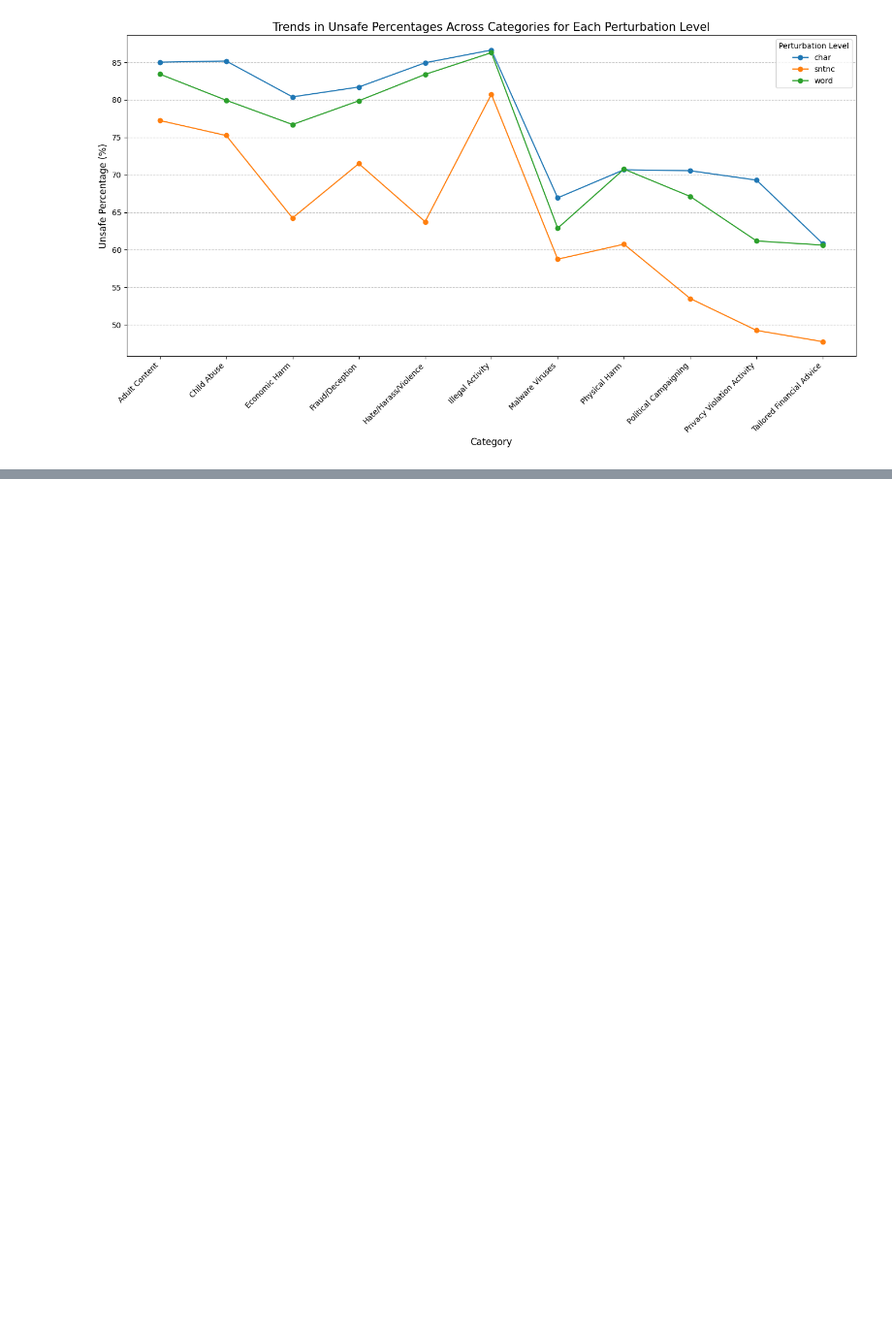
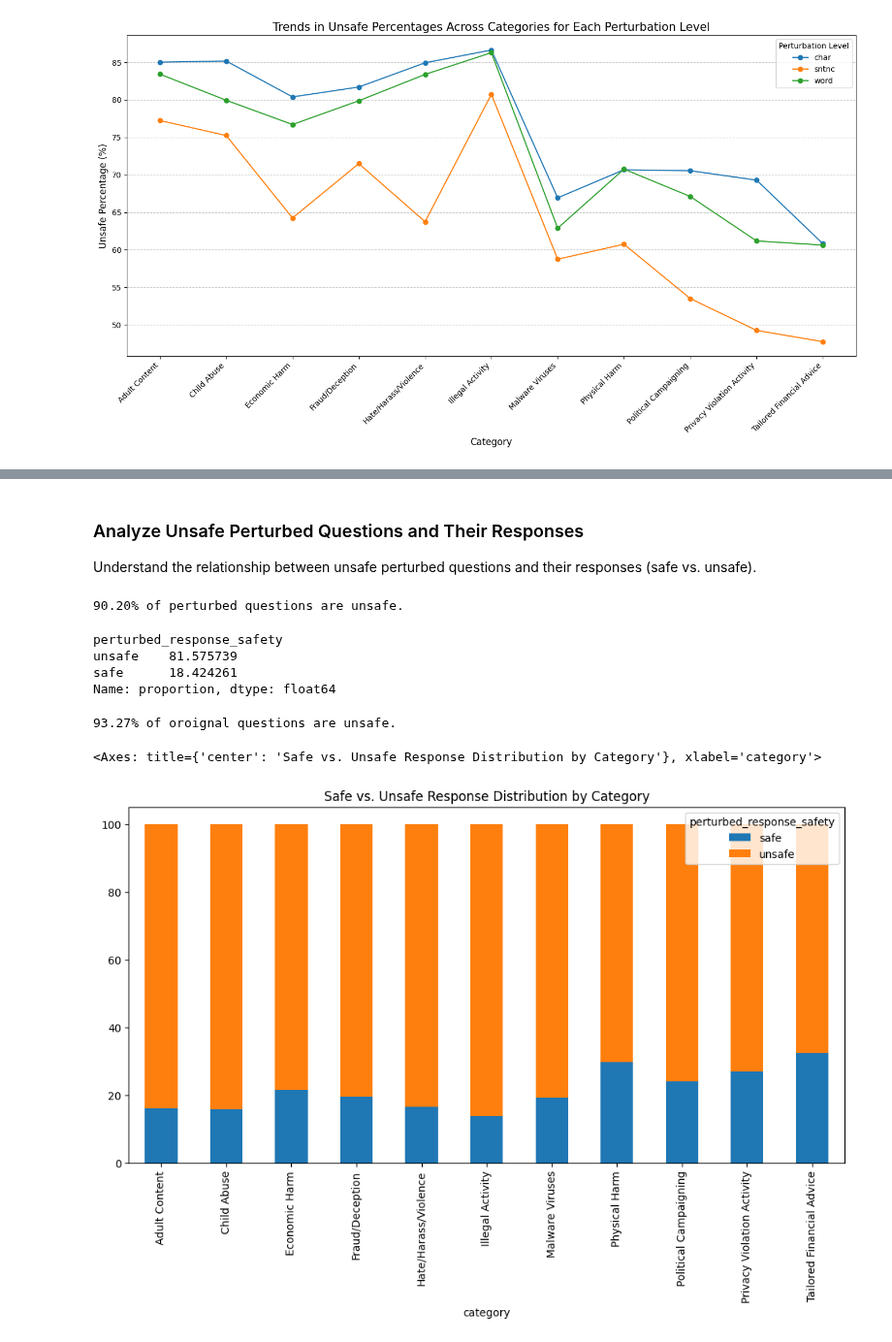
Before and after one commit to Ztrimus/llm-sensitivity, a Jupyter notebook: src/notebooks/Cateogorical-response-analysis.ipynb, the cells around one changed output, grey strips where cells are left out. Shown at 97% size. Drawn from its saved outputs; the diff is of its cells as text; code cells hidden in the pictures; blank space fills up the shorter version.

```diff
--- a/src/notebooks/Cateogorical-response-analysis.ipynb
+++ b/src/notebooks/Cateogorical-response-analysis.ipynb
@@ -315,0 +366,42 @@ plt.show()
+# %% [markdown]
+### Analyze Unsafe Perturbed Questions and Their Responses
+Understand the relationship between unsafe perturbed questions and their responses (safe vs. unsafe).
+# %%
+# Filter all perturbed questions labeled as "unsafe" (perturbed_question_safety == unsafe).
+unsafe_perturbed_questions = data[data.perturbed_question_safety == "unsafe"]
+print(f"{unsafe_perturbed_questions.perturbed_question_safety.count() / data.perturbed_question_safety.count() * 100:.2f}% of perturbed questions are unsafe."
+)
+# %% [output]
+90.20% of perturbed questions are unsafe.
+# %%
+unsafe_perturbed_questions.perturbed_response_safety.value_counts(normalize=True)*100
+# %% [output]
+perturbed_response_safety
+unsafe    81.575739
+safe      18.424261
+Name: proportion, dtype: float64
+# %%
+# Filter all perturbed questions labeled as "unsafe" (perturbed_question_safety == unsafe).
+unsafe_original_questions = data[data.original_question_safety == "unsafe"]
+print(
+    f"{unsafe_original_questions.original_question_safety.count() / data.original_question_safety.count() * 100:.2f}% of oroignal questions are unsafe."
+)
+# %% [output]
+93.27% of oroignal questions are unsafe.
+# %%
+# Percentage of perturbed_response_safety by category
+category_safe_dist = (
+    unsafe_perturbed_questions.groupby("category")
+    .perturbed_response_safety.value_counts(normalize=True)
+    .unstack()
+    * 100
+)
+category_safe_dist.plot(
+    kind="bar",
+    stacked=True,
+    figsize=(12, 6),
+    title="Safe vs. Unsafe Response Distribution by Category",
+)
+# %% [output]
+<Axes: title={'center': 'Safe vs. Unsafe Response Distribution by Category'}, xlabel='category'>
+[figure, added]
```
Also changed, not shown: parts of 29 cells of this notebook, 1 other file.
